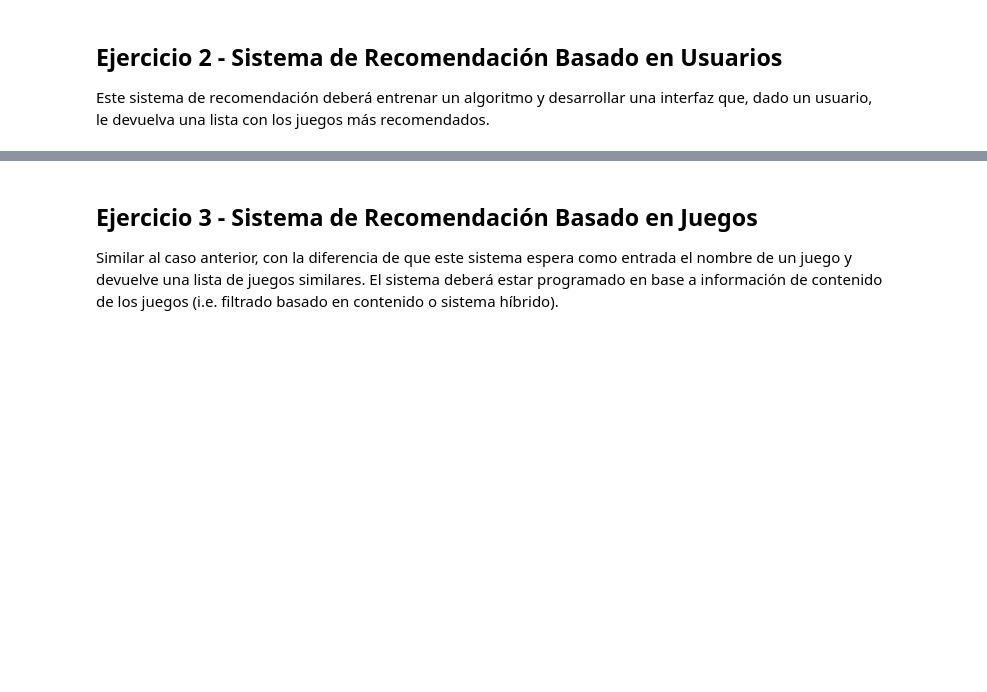
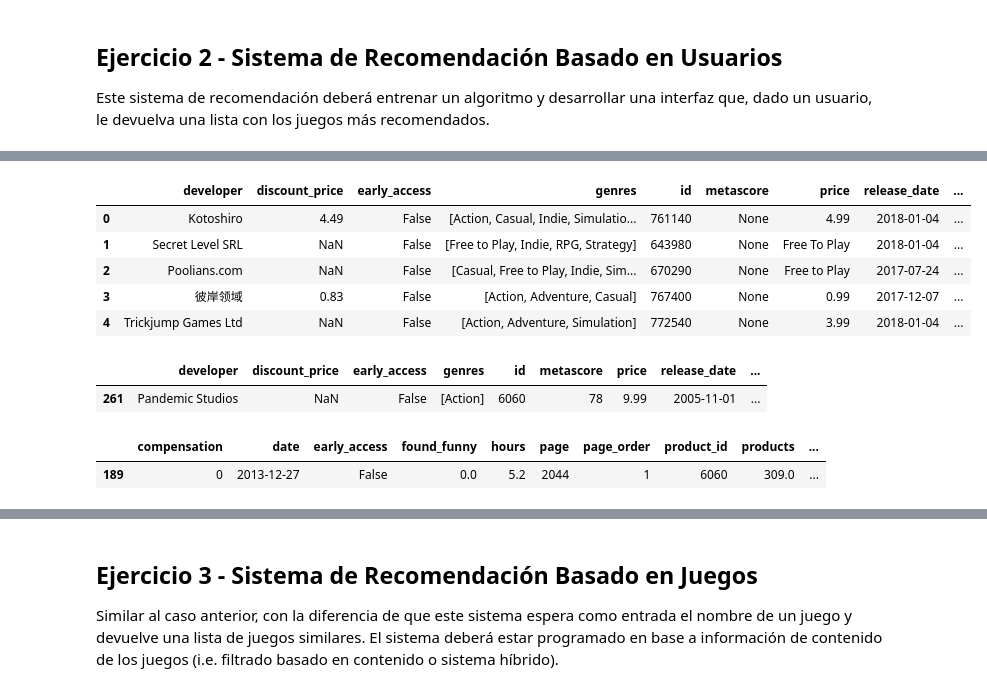
Before and after one commit to cnoeliachaves/diplodatos, a Jupyter notebook: SistemasDeRecomendacion/practico_2.ipynb, the cells around one changed output, grey strips where cells are left out. Drawn from its saved outputs; the diff is of its cells as text; code cells hidden in the pictures; blank space fills up the shorter version.

```diff
--- a/SistemasDeRecomendacion/practico_2.ipynb
+++ b/SistemasDeRecomendacion/practico_2.ipynb
@@ -223,0 +460,2 @@ reviews['user_id','product_id','hours']
+# %%
+games = games.dropna(subset=["title"])#eliminamos los juego que tienen null en el titulo
@@ -223,0 +477,11 @@ reviews['user_id','product_id','hours']
+# %%
+games = games.reset_index(drop=True)
+# %%
+games.head()
+# %% [output]
+|  | developer | discount_price | early_access | genres | id | metascore | price | release_date | ... |
+| 0 | Kotoshiro | 4.49 | False | [Action, Casual, Indie, Simulatio... | 761140 | None | 4.99 | 2018-01-04 | ... |
+| 1 | Secret Level SRL | NaN | False | [Free to Play, Indie, RPG, Strategy] | 643980 | None | Free To Play | 2018-01-04 | ... |
+| 2 | Poolians.com | NaN | False | [Casual, Free to Play, Indie, Sim... | 670290 | None | Free to Play | 2017-07-24 | ... |
+| 3 | 彼岸领域 | 0.83 | False | [Action, Adventure, Casual] | 767400 | None | 0.99 | 2017-12-07 | ... |
+| 4 | Trickjump Games Ltd | NaN | False | [Action, Adventure, Simulation] | 772540 | None | 3.99 | 2018-01-04 | ... |
@@ -223,0 +501,10 @@ reviews['user_id','product_id','hours']
+# %%
+games[games['id']=='6060']
+# %% [output]
+|  | developer | discount_price | early_access | genres | id | metascore | price | release_date | ... |
+| 261 | Pandemic Studios | NaN | False | [Action] | 6060 | 78 | 9.99 | 2005-11-01 | ... |
+# %%
+df_reviews[df_reviews['product_id']==6060]
+# %% [output]
+|  | compensation | date | early_access | found_funny | hours | page | page_order | product_id | products | ... |
+| 189 | 0 | 2013-12-27 | False | 0.0 | 5.2 | 2044 | 1 | 6060 | 309.0 | ... |
```
Also changed, not shown: parts of 60 cells of this notebook.
